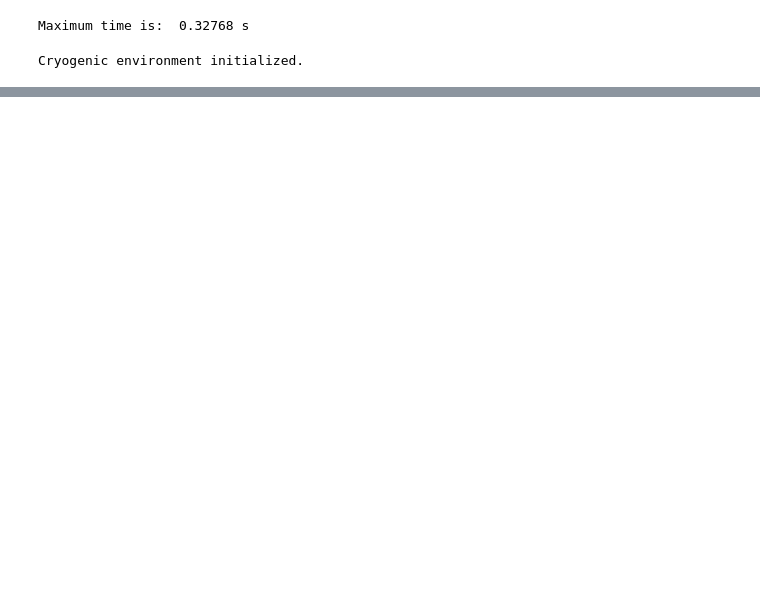
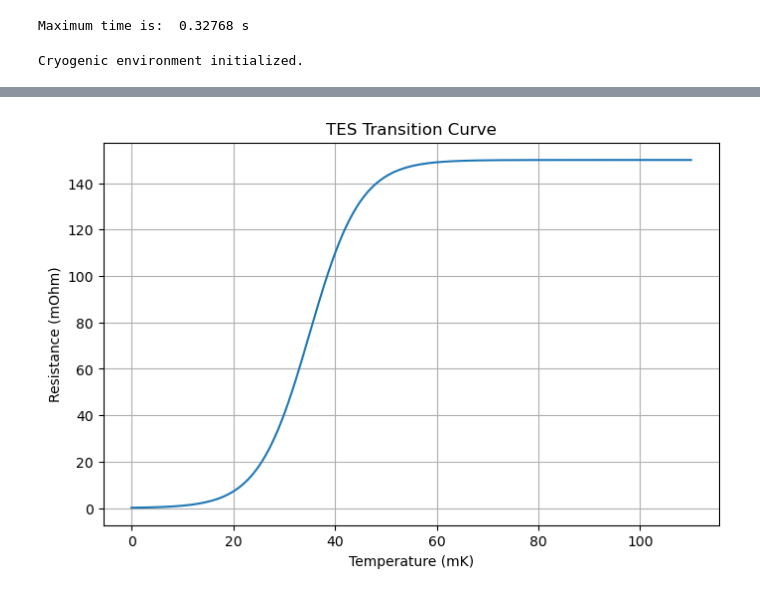
Before and after one commit to alboeh/CryoEnv2, a Jupyter notebook: dev_Notebook.ipynb, the cells around one changed output, grey strips where cells are left out. Cells and saved outputs as stored; diff of their text form; code cells hidden in the pictures; blank space fills up the shorter version.

```diff
--- a/dev_Notebook.ipynb
+++ b/dev_Notebook.ipynb
@@ -71,8 +87,5 @@ heater_params = {
 
 # Before we can use the heater, we have to initialize it
 test_env.init_heater(params=heater_params)
-
-# Additionally, we have to set an OP by choosing a constant DC value for it
-test_env.set_heater_voltage(5.0)  # Set heater voltage to 5 V
 # %% [output]
 Heater initialized.
@@ -79,0 +116,5 @@ Heater voltage set to 5.0 V.
+# %%
+# Lets see a transition curve
+test_env.plot_tes_transition()
+# %% [output]
+[figure, added]
```
Also changed, not shown: parts of 13 cells of this notebook, 5 other files.
